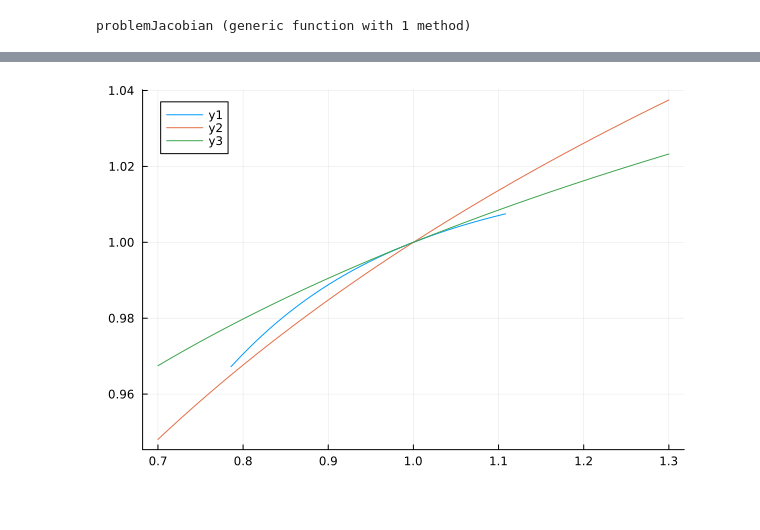
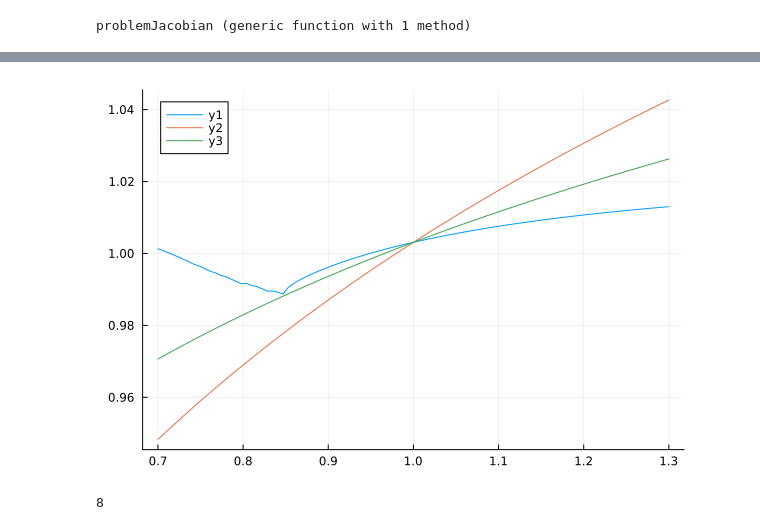
Before and after one commit to theplatters/CGEandLeontief, a Jupyter notebook: Translation/OtherSolver.ipynb, the cells around one changed output, grey strips where cells are left out. Saved outputs shown, nothing was run; the diff lists cells and outputs as text; code cells hidden in the pictures.

```diff
--- a/Translation/OtherSolver.ipynb
+++ b/Translation/OtherSolver.ipynb
@@ -212,3 +210 @@ for i in 1:3
 end
-# %%
-GDP[1:M,3] = GDP[M:-1:1,3]
@@ -232,0 +211,4 @@ GDP[1:M,3] = GDP[M:-1:1,3]
+# %%
+
+@views reverse!(GDP[1:M,:],dims=1)
+GDP = GDP[setdiff(1:end,M),:]
@@ -233,6 +233,10 @@ GDP[1:M,3] = GDP[M:-1:1,3]
 # %%
-plot(LinRange(a,b,2*M),GDP[:,1])
-plot!(LinRange(a,b,2*M),GDP[:,2])
-plot!(LinRange(a,b,2*M),GDP[:,3])
+plot(LinRange(a,b,2*M-1),GDP[:,1])
+plot!(LinRange(a,b,2*M-1),GDP[:,2])
+plot!(LinRange(a,b,2*M-1),GDP[:,3])
 # %% [output]
-[figure, old version]
+[figure, new version]
+# %%
+Threads.nthreads()
+# %% [output]
+8
```
Also changed, not shown: parts of 7 cells of this notebook, 5 other files.
